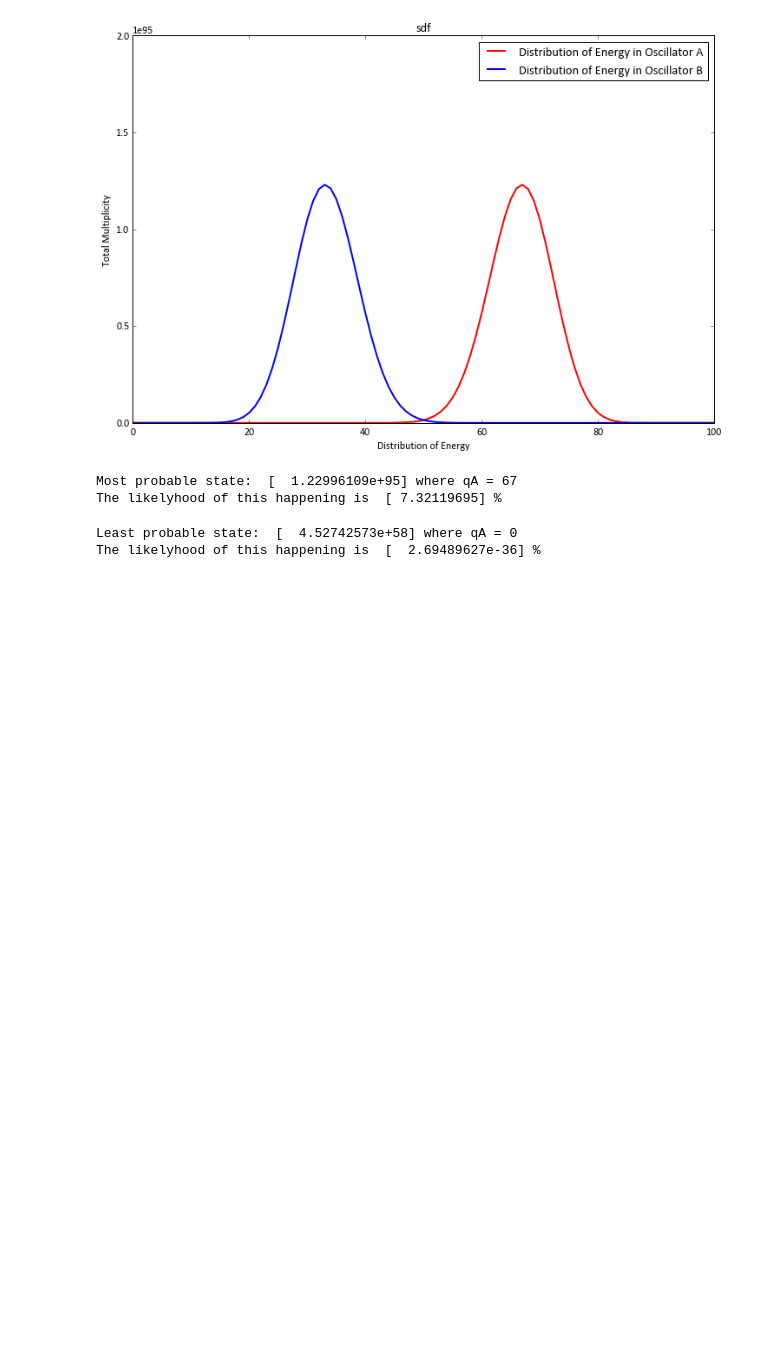
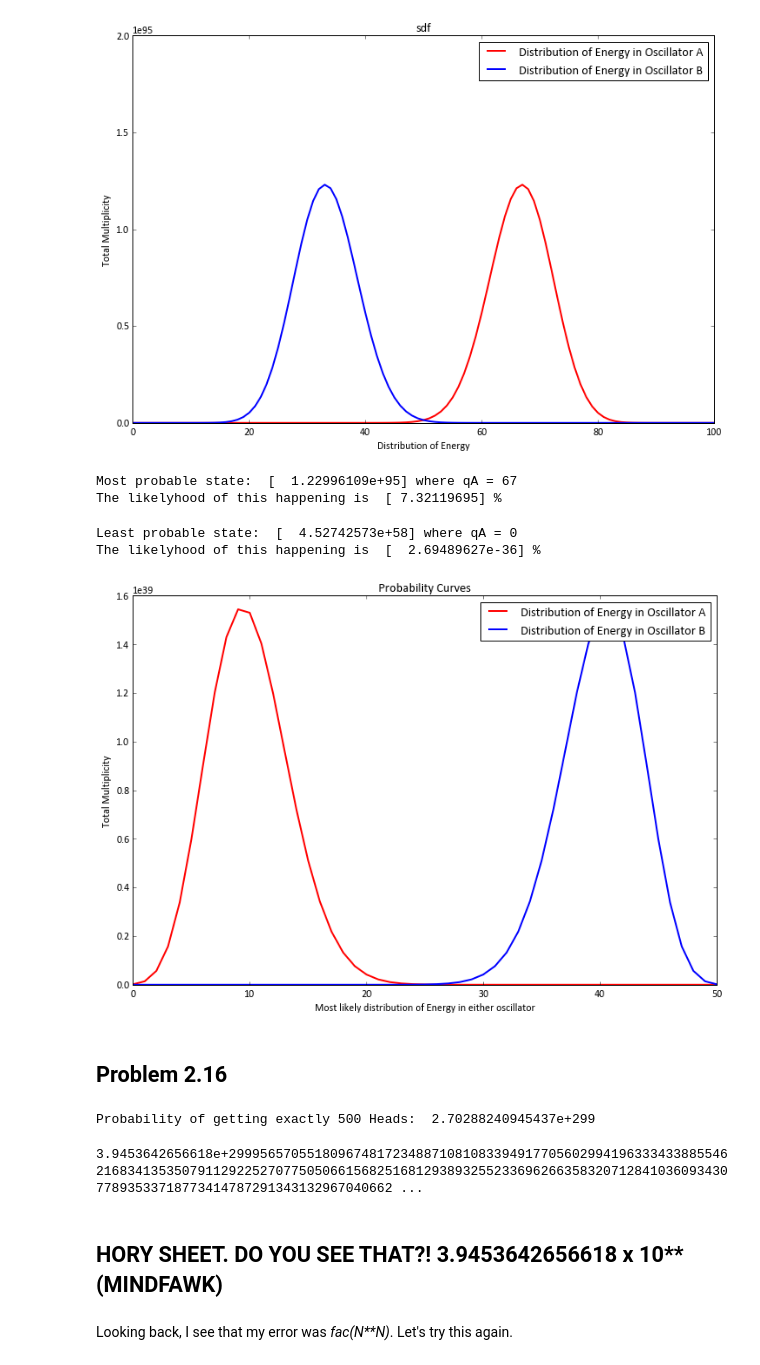
Before and after one commit to joknowle/Physics, a Jupyter notebook: Random Calculations.ipynb, the cells around one changed output. Drawn from its saved outputs; the diff is of its cells as text; code cells hidden in the pictures; blank space fills up the shorter version.

```diff
--- a/Random Calculations.ipynb
+++ b/Random Calculations.ipynb
@@ -85,3 +91,44 @@ print('The likelyhood of this happening is ', min(results[:,[4]])/1.68e96*100, '
 # %% [output]
 Least probable state:  [  4.52742573e+58] where qA = 0
 The likelyhood of this happening is  [  2.69489627e-36] %
+# %%
+q = np.linspace(0,50,51); NA = 20; NB = 80; mA = np.zeros(20); mB = np.zeros(80); seq = np.zeros(5); results = np.zeros((51,5))
+#print(results)
+for i, x in enumerate(q):
+    for j, y in enumerate(mA):
+        for k, z in enumerate(mB):
+            mA[j] = fac(q[i]+NA-1)/(fac(q[i])*(fac(NA-1)));
+            mB[-k-1] = fac(q[-i-1]+NB-1)/(fac(q[-i-1])*(fac(NB-1)))
+    results[i] = [q[i], mA[j], q[-i-1], mB[-k-1], mA[j]*mB[-k-1]]
+#print (results)
+
+fig, ax = plt.subplots(figsize=(12, 8))
+a, = plt.plot(results[:,[0]], results[:,[4]], 'r', label='Distribution of Energy in Oscillator A', linewidth=2);
+b, = plt.plot(results[:,[2]], results[:,[4]], 'b', label='Distribution of Energy in Oscillator B', linewidth=2);
+plt.title('Probability Curves')
+plt.xlabel('Most likely distribution of Energy in either oscillator')
+#plt.axis([0, 100, 0, 2e95])
+plt.ylabel('Total Multiplicity')
+plt.legend(handles=[a,b])
+plt.show();
+# %% [output]
+[figure, added]
+# %% [markdown]
+## Problem 2.16
+# %%
+N = 1000; n = 500; totalPoss = 2**N; multMacro = fac(N)/(fac(n)*fac(N-n));
+print('Probability of getting exactly 500 Heads: ', multMacro)
+# %% [output]
+Probability of getting exactly 500 Heads:  2.70288240945437e+299
+# %%
+# Stirling's Approximation:
+sN = fac(N**N)*e**(-N)*sqrt(2*pi*N)
+# Substitute into multMacro:
+multMacro2 = sN/(fac(n)*fac(N-n));
+print(multMacro2)
+# %% [output]
+3.9453642656618e+299956570551809674817234887108108339491770560299419633343388554621683413535079112922527077505066156825168129389325523369626635832071284103609343077893533718773414787291343132967040662 ...
+# %% [markdown]
+## HORY SHEET. DO YOU SEE THAT?! 3.9453642656618 x 10**(MINDFAWK)
+# %% [markdown]
+Looking back, I see that my error was *fac(N**N)*. Let's try this again.
```
Also changed, not shown: parts of 6 cells of this notebook, 53 other files.
